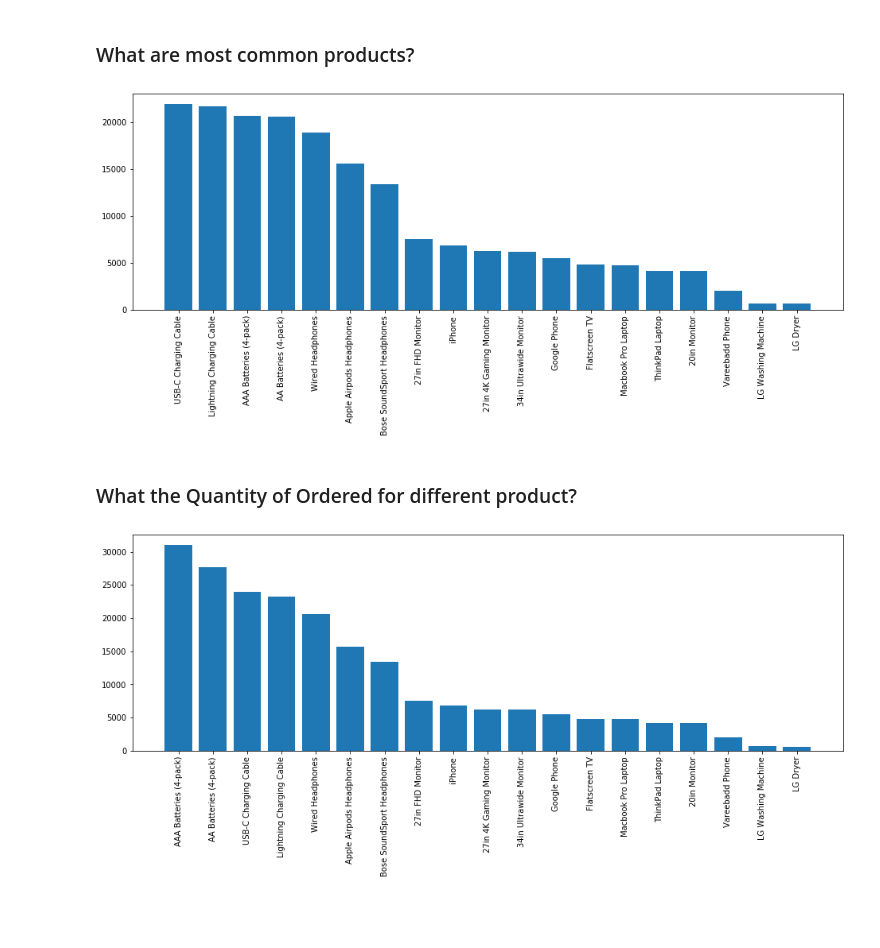
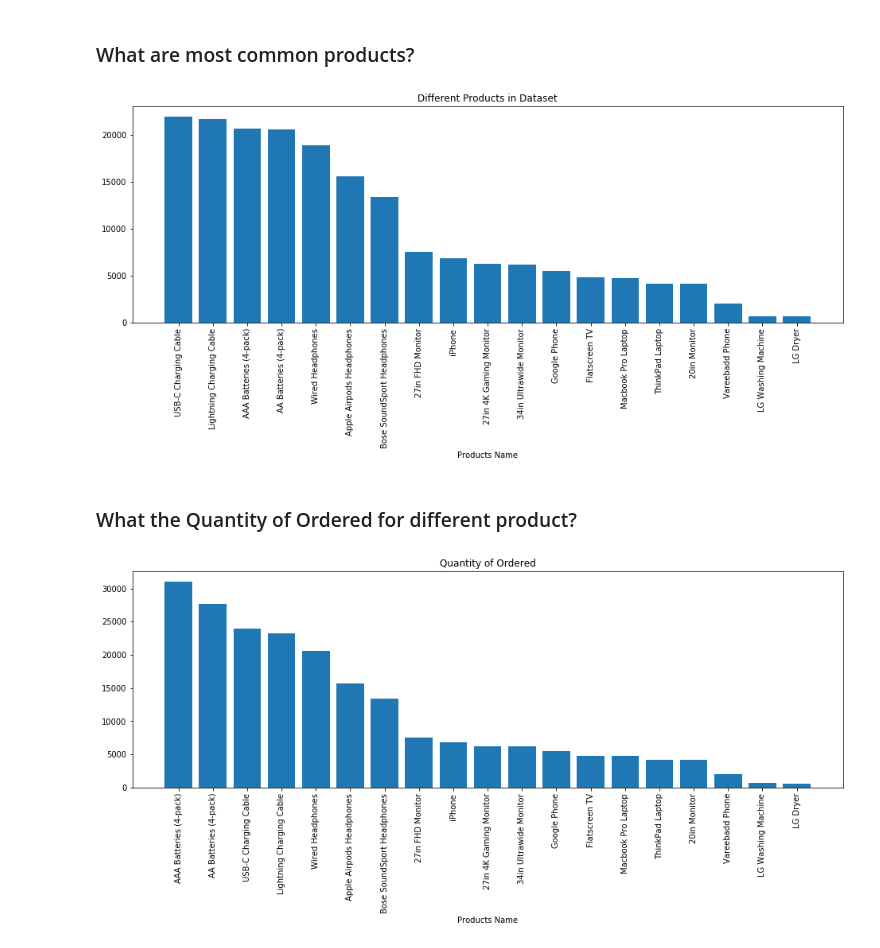
Before and after one commit to Dhiranjan/SalesDataAnalysis, a Jupyter notebook: Sales Data Analysis.ipynb, the cells around one changed output. Cells and saved outputs as stored; diff of their text form; code cells hidden in the pictures; blank space fills up the shorter version.

Commit message:
Create function for bar chart

```diff
--- a/Sales Data Analysis.ipynb
+++ b/Sales Data Analysis.ipynb
@@ -145,20 +145,23 @@ df.head()
 # %%
 prd = df['Product'].value_counts()
 
-def bar(x_value, y_value, width=16, height=5, rotate=90):
+def bar(x_value, y_value, x_label=None, y_label=None, Title=None, width=16, height=5, rotate=90):
     plt.figure(figsize=(width, height))
     plt.bar(x_value, y_value)
     plt.xticks(rotation=rotate)
+    plt.xlabel(x_label)
+    plt.ylabel(y_label)
+    plt.title(Title)
     plt.show()
 
-bar(prd.index, prd.values)
+bar(prd.index, prd.values, 'Products Name', '','Different Products in Dataset')
 # %% [output]
-[figure, old version]
+[figure, new version]
 # %% [markdown]
 ### What the Quantity of Ordered for different product?
 # %%
 order = df.groupby('Product')['Quantity Ordered'].sum().sort_values(ascending=False)
 
-bar(order.index, order.values)
+bar(order.index, order.values, 'Products Name', '','Quantity of Ordered')
 # %% [output]
-[figure, old version]
+[figure, new version]
```
Also changed, not shown: parts of 2 cells of this notebook.
